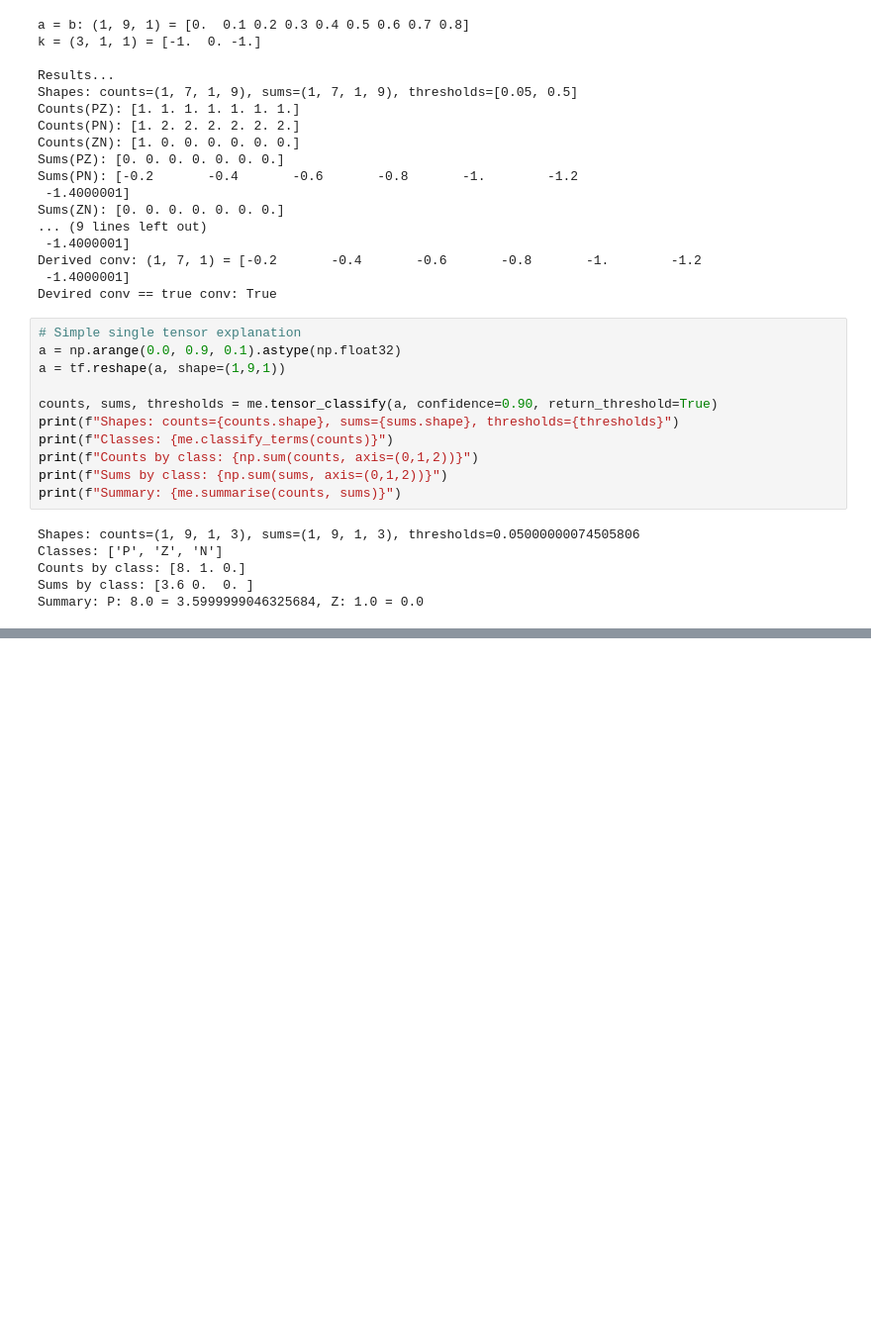
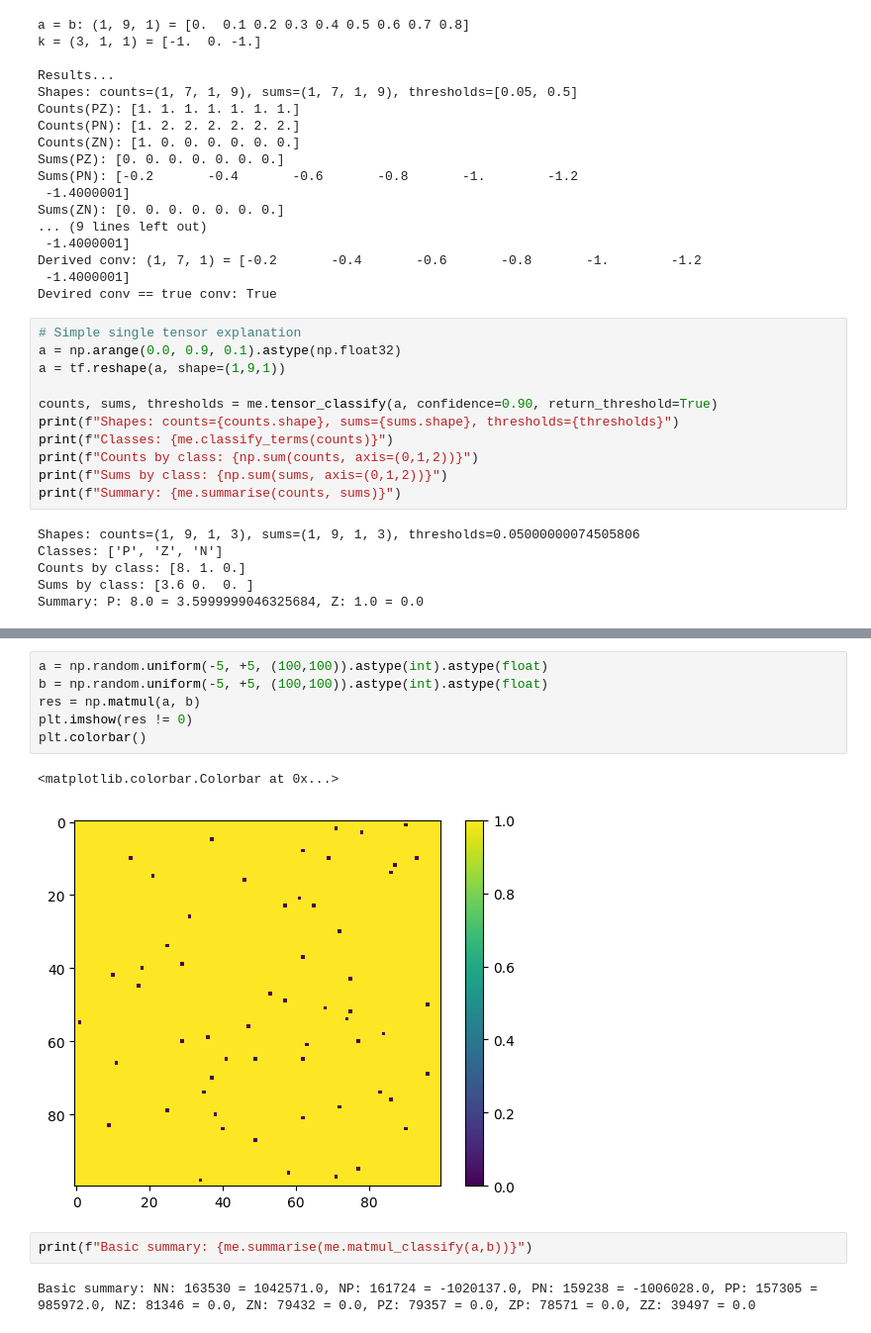
Before and after one commit to malcolmlett/training-instrumentation-toolkit, a Jupyter notebook: Learning_visualisations_v12a_MatMulExplainer.ipynb, the cells around one changed output, grey strips where cells are left out. Shown at 99% size. Saved outputs shown, nothing was run; the diff lists cells and outputs as text; blank space fills up the shorter version.

```diff
--- a/Learning_visualisations_v12a_MatMulExplainer.ipynb
+++ b/Learning_visualisations_v12a_MatMulExplainer.ipynb
@@ -292,0 +293,13 @@ Summary: P: 8.0 = 3.5999999046325684, Z: 1.0 = 0.0
+# %%
+a = np.random.uniform(-5, +5, (100,100)).astype(int).astype(float)
+b = np.random.uniform(-5, +5, (100,100)).astype(int).astype(float)
+res = np.matmul(a, b)
+plt.imshow(res != 0)
+plt.colorbar()
+# %% [output]
+<matplotlib.colorbar.Colorbar at 0x...>
+[figure, added]
+# %%
+print(f"Basic summary: {me.summarise(me.matmul_classify(a,b))}")
+# %% [output]
+Basic summary: NN: 163530 = 1042571.0, NP: 161724 = -1020137.0, PN: 159238 = -1006028.0, PP: 157305 = 985972.0, NZ: 81346 = 0.0, ZN: 79432 = 0.0, PZ: 79357 = 0.0, ZP: 78571 = 0.0, ZZ: 39497 = 0.0
```
Also changed, not shown: parts of 16 cells of this notebook.
